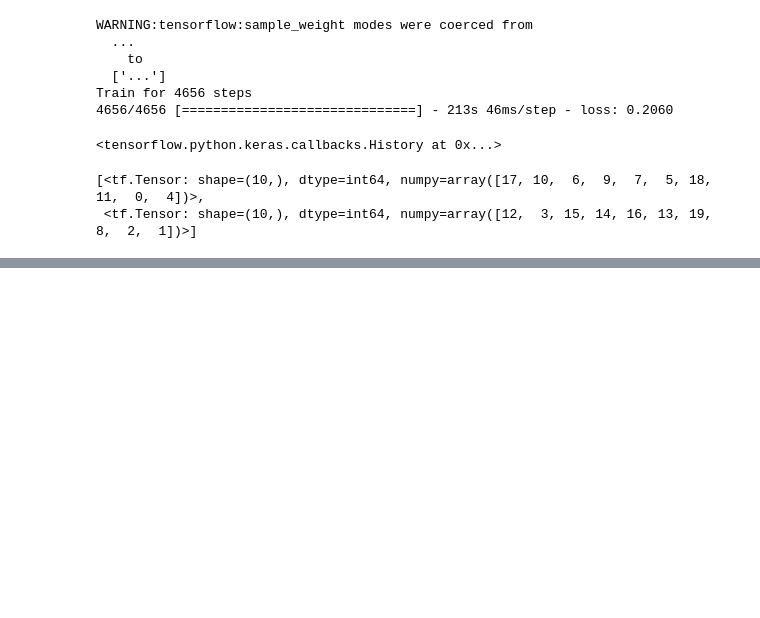
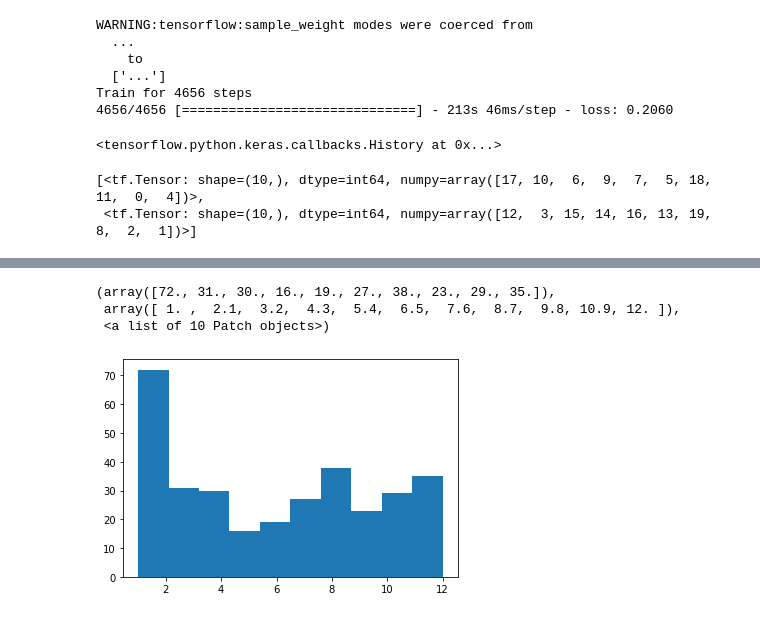
Before and after one commit to sagar-garg/WeatherBench, a Jupyter notebook: devlog/27-tfrecords.ipynb, the cells around one changed output, grey strips where cells are left out. Saved outputs shown, nothing was run; the diff lists cells and outputs as text; code cells hidden in the pictures; blank space fills up the shorter version.

```diff
--- a/devlog/27-tfrecords.ipynb
+++ b/devlog/27-tfrecords.ipynb
@@ -947,0 +1459,8 @@ bb
+# %%
+dg_train.fpds = 7
+dg_train.tfr_cycle_length = 27
+dg_train.tfr_num_parallel_calls = 27
+# %%
+dg_train.tfr_return_time = True
+dg_train.tfr_buffer_size = 10000
+dg_train._setup_tfrecord_ds()
@@ -947,0 +1471,6 @@ bb
+# %%
+Xs, ys = [], []
+for _ in tqdm(range(len(dg_train)+1)):
+    X, y = next(dg_train.tfr_dataset)
+    Xs.append(X)
+    ys.append(y)
@@ -947,0 +1493,2 @@ bb
+# %%
+b = pd.DatetimeIndex(np.concatenate([y for y in ys[:10]]).astype(np.datetime64)).month
@@ -947,0 +1511,7 @@ bb
+# %%
+plt.hist(b)
+# %% [output]
+(array([72., 31., 30., 16., 19., 27., 38., 23., 29., 35.]),
+ array([ 1. ,  2.1,  3.2,  4.3,  5.4,  6.5,  7.6,  8.7,  9.8, 10.9, 12. ]),
+ <a list of 10 Patch objects>)
+[figure, added]
```
Also changed, not shown: parts of 149 cells of this notebook, 26 other files.
